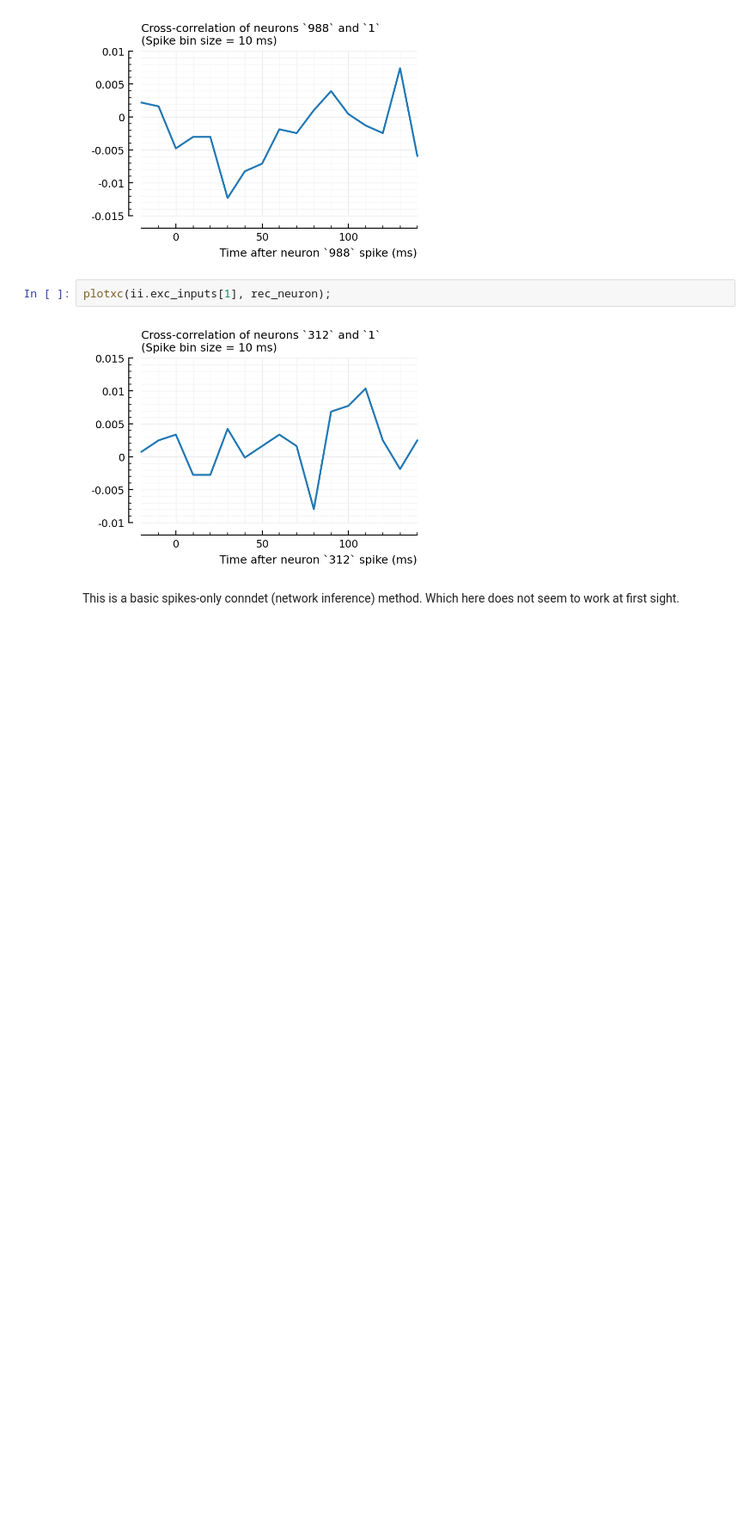
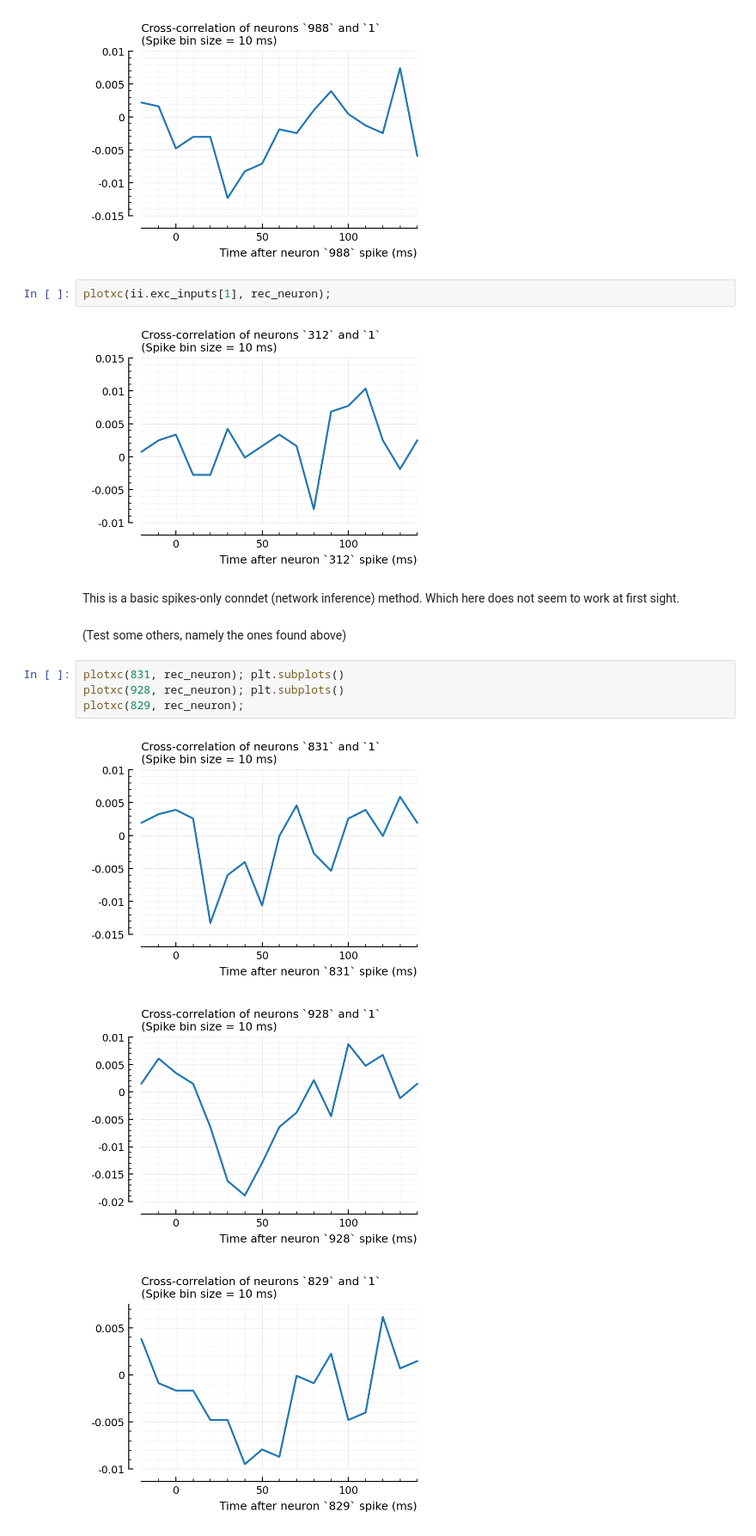
Before and after one commit to tfiers/phd, a Jupyter notebook: _sources/nb/2022-08-17__Investigate_correlated_spikers.ipynb, the cells around one changed output. Shown at 86% size. Cells and saved outputs as stored; diff of their text form; blank space fills up the shorter version.

```diff
--- a/_sources/nb/2022-08-17__Investigate_correlated_spikers.ipynb
+++ b/_sources/nb/2022-08-17__Investigate_correlated_spikers.ipynb
@@ -371,3 +369,13 @@ plotxc(ii.exc_inputs[1], rec_neuron);
 [figure]
 # %% [markdown]
 This is a basic spikes-only conndet (network inference) method. Which here does not seem to work at first sight.
+# %% [markdown]
+(Test some others, namely the ones found above)
+# %%
+plotxc(831, rec_neuron); plt.subplots()
+plotxc(928, rec_neuron); plt.subplots()
+plotxc(829, rec_neuron);
+# %% [output]
+[figure, added]
+[figure, added]
+[figure, added]
```
Also changed, not shown: parts of 1 cell of this notebook, 5 other files.
